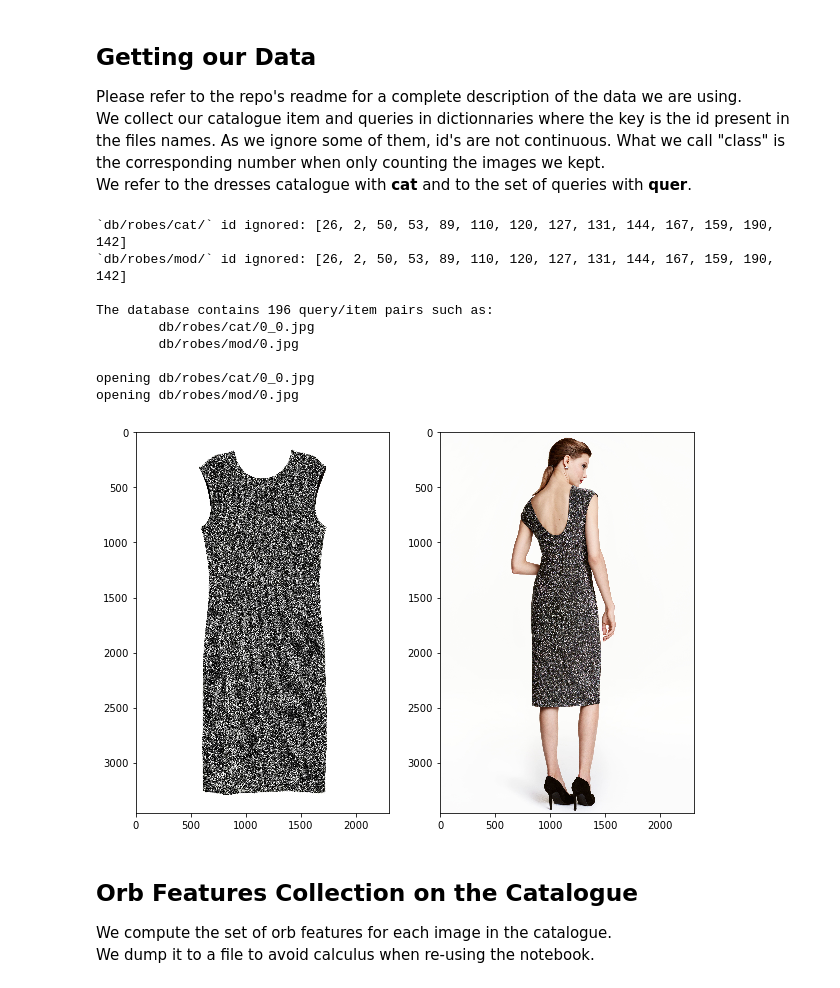
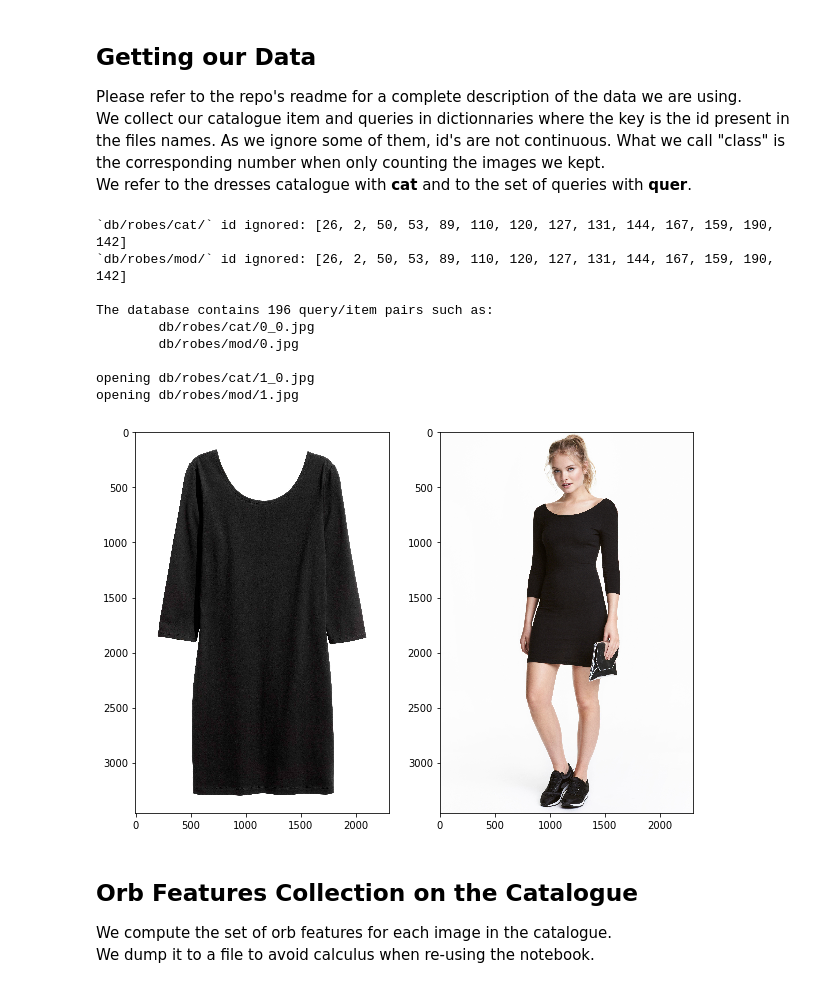
Before and after one commit to cosmo-sterin/dresscode, a Jupyter notebook: Results_ORB_BagOfWords.ipynb, the cells around one changed output. Cells and saved outputs as stored; diff of their text form; code cells hidden in the pictures.

```diff
--- a/Results_ORB_BagOfWords.ipynb
+++ b/Results_ORB_BagOfWords.ipynb
@@ -22,31 +24,35 @@ We refer to the dresses catalogue with **cat** and to the set of queries with **
 # %%
 # some data is ill-formated, we dont want it
 to_ignore_file = "to_ignore.txt"
 db_path = 'db/robes/'
 
 cat_by_id = dm.get_images_by_id(db_path+'cat/',dm.id_getter_cat,dm.id_select_cat,to_ignore_file)
 quer_by_id = dm.get_images_by_id(db_path+'mod/',dm.id_getter_quer,dm.id_select_quer,to_ignore_file)
 
 class_of_id, id_of_class = dm.get_id_class_correspondance(cat_by_id)
 print("\nThe database contains "+str(len(cat_by_id))+" query/item pairs such as:\n\t"+str(cat_by_id[0])+"\n\t"+str(quer_by_id[0])+"\n")
 
+id_img_ex = 1
+img_cat_ex = dm.img_getter(cat_by_id[id_img_ex])
+img_quer_ex = dm.img_getter(quer_by_id[id_img_ex])
+
 plt.figure(figsize=(10,10))
 plt.subplot(121)
-plt.imshow(dm.img_getter(cat_by_id[0]))
+plt.imshow(img_cat_ex)
 plt.subplot(122)
-plt.imshow(dm.img_getter(quer_by_id[0]))
+plt.imshow(img_quer_ex)
 plt.show()
 # %% [output]
 `db/robes/cat/` id ignored: [26, 2, 50, 53, 89, 110, 120, 127, 131, 144, 167, 159, 190, 142]
 `db/robes/mod/` id ignored: [26, 2, 50, 53, 89, 110, 120, 127, 131, 144, 167, 159, 190, 142]
 
 The database contains 196 query/item pairs such as:
         db/robes/cat/0_0.jpg
         db/robes/mod/0.jpg
 
-opening db/robes/cat/0_0.jpg
-opening db/robes/mod/0.jpg
+opening db/robes/cat/1_0.jpg
+opening db/robes/mod/1.jpg
-[figure, old version]
+[figure, new version]
 # %% [markdown]
 ## Orb Features Collection on the Catalogue
 We compute the set of orb features for each image in the catalogue.
```
Also changed, not shown: parts of 3 cells of this notebook, 3 other files.
